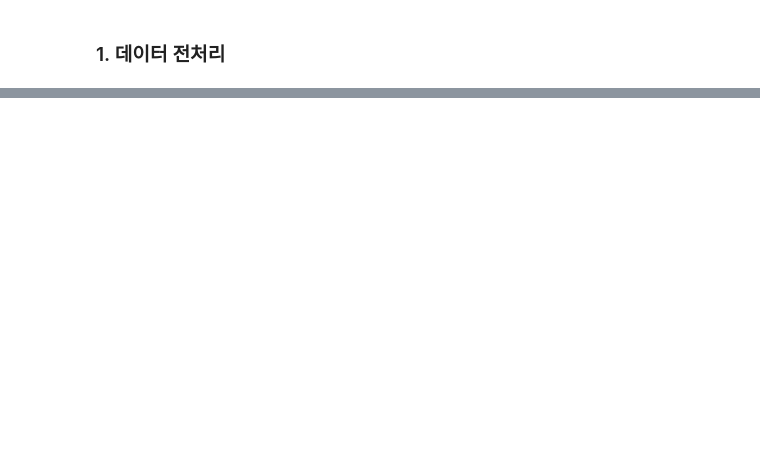
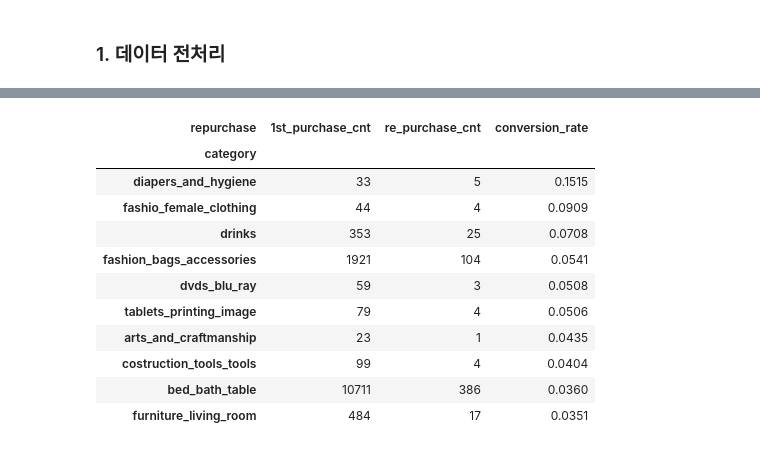
Before and after one commit to ElaYJ/Machine-Learning-Project, a Jupyter notebook: EDA/eda_ojm.ipynb, the cells around one changed output, grey strips where cells are left out. Cells and saved outputs as stored; diff of their text form; code cells hidden in the pictures; blank space fills up the shorter version.

```diff
--- a/EDA/eda_ojm.ipynb
+++ b/EDA/eda_ojm.ipynb
@@ -102,0 +114,20 @@ px.bar(df_re2, x=df_re2.index, y='order_count',
+# %%
+# 카테고리별 재구매 전환율이 높은 카테고리 분석
+df_re3 = pd.pivot_table(data=df, index='category', columns='repurchase', aggfunc='size', fill_value=0)
+df_re3['conversion_rate'] = round(df_re3[True] / df_re3[False], 4)
+df_re3.sort_values(by='conversion_rate', ascending=False, inplace=True)
+df_re3.rename(columns={True:'re_purchase_cnt', False:'1st_purchase_cnt'}, inplace=True)
+df_re3.head(10)
+# %% [output]
+| repurchase | 1st_purchase_cnt | re_purchase_cnt | conversion_rate |
+| category |  |  |  |
+| diapers_and_hygiene | 33 | 5 | 0.1515 |
+| fashio_female_clothing | 44 | 4 | 0.0909 |
+| drinks | 353 | 25 | 0.0708 |
+| fashion_bags_accessories | 1921 | 104 | 0.0541 |
+| dvds_blu_ray | 59 | 3 | 0.0508 |
+| tablets_printing_image | 79 | 4 | 0.0506 |
+| arts_and_craftmanship | 23 | 1 | 0.0435 |
+| costruction_tools_tools | 99 | 4 | 0.0404 |
+| bed_bath_table | 10711 | 386 | 0.0360 |
+| furniture_living_room | 484 | 17 | 0.0351 |
```
Also changed, not shown: parts of 17 cells of this notebook.
